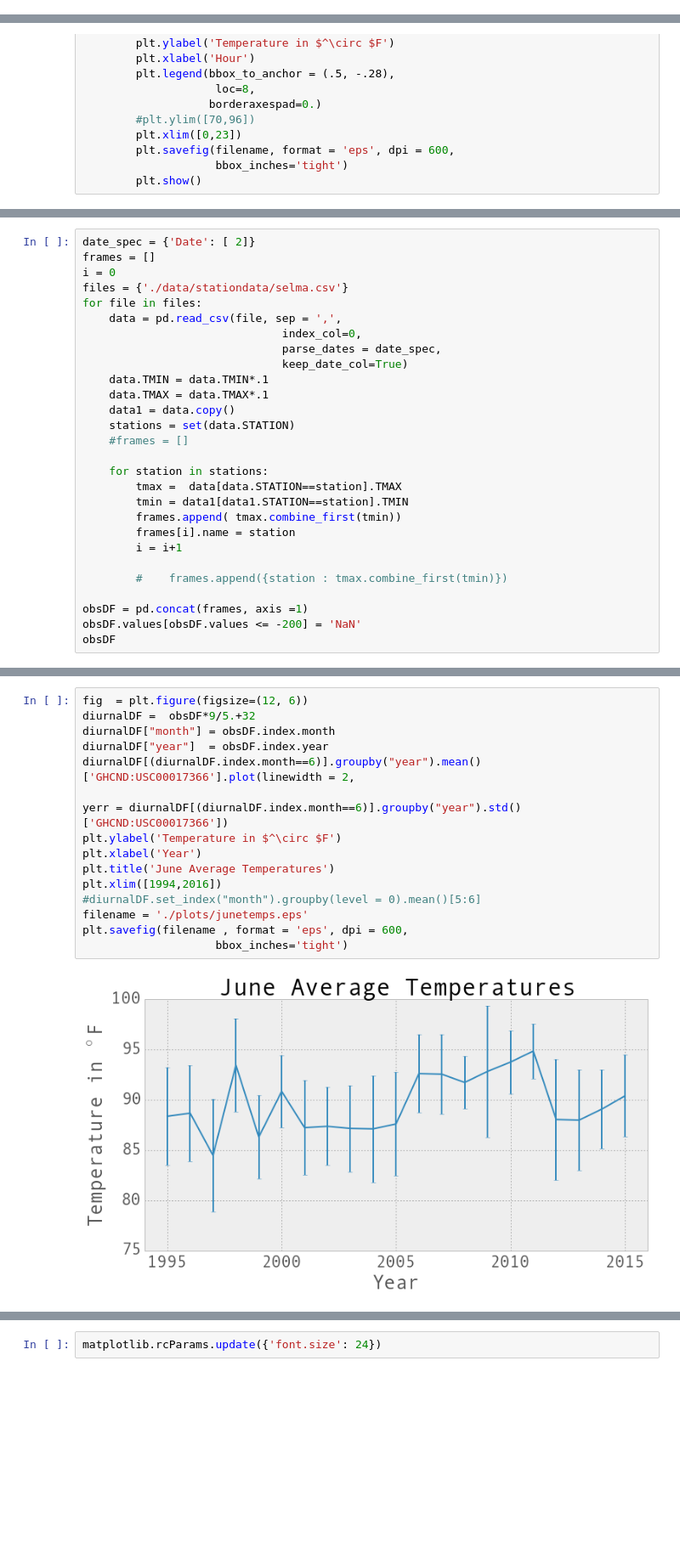
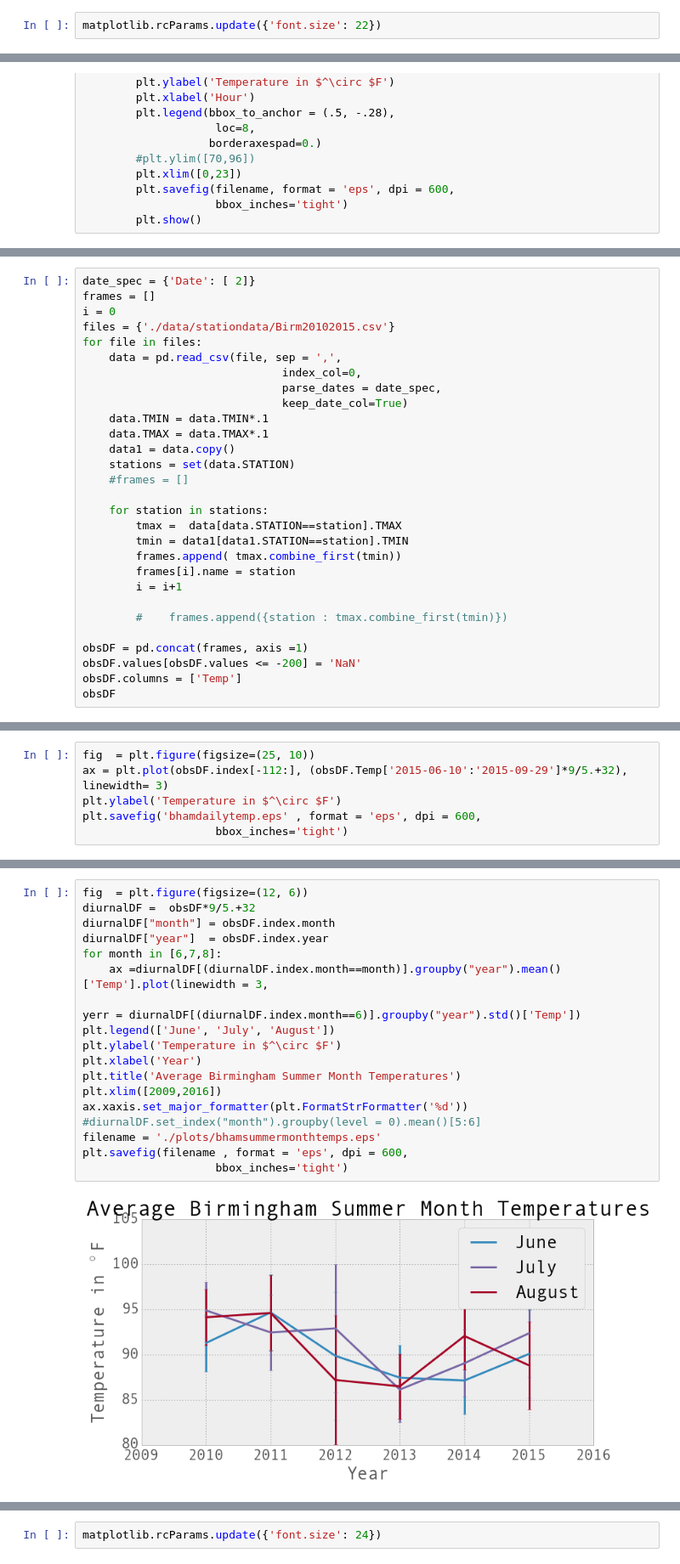
Before and after one commit to gottscott/cityheat, a Jupyter notebook: Bham/PresentationMaps.ipynb, the cells around one changed output, grey strips where cells are left out. Shown at 85% size. Drawn from its saved outputs; the diff is of its cells as text; blank space fills up the shorter version.

```diff
--- a/Bham/PresentationMaps.ipynb
+++ b/Bham/PresentationMaps.ipynb
@@ -21,6 +21,8 @@ import importibuttondata
 files = glob.glob('./data/olddata/*[tT].csv')
 meta0 = pd.DataFrame(pd.read_csv('./data/birminghammeta_cleaned.csv', sep = ','))
 tempDF, anomalyDF, meta = importibuttondata.importdata(files, meta0)
+# %%
+matplotlib.rcParams.update({'font.size': 22})
 # %%
 # Import data and libraries
 import numpy as np
@@ -304,7 +306,7 @@ diurnalplotsgeneral(diurnalDF,meta,  parks, filename)
 date_spec = {'Date': [ 2]}
 frames = []
 i = 0
-files = {'./data/stationdata/selma.csv'}
+files = {'./data/stationdata/Birm20102015.csv'}
 for file in files:
     data = pd.read_csv(file, sep = ',',
                               index_col=0,
@@ -327,5 +329,6 @@ for file in files:
 
 obsDF = pd.concat(frames, axis =1)
 obsDF.values[obsDF.values <= -200] = 'NaN'
+obsDF.columns = ['Temp']
 obsDF
 # %% [output]
@@ -350,0 +359,6 @@ obsDF
+# %%
+fig  = plt.figure(figsize=(25, 10))
+ax = plt.plot(obsDF.index[-112:], (obsDF.Temp['2015-06-10':'2015-09-29']*9/5.+32), linewidth= 3)
+plt.ylabel('Temperature in $^\circ $F')
+plt.savefig('bhamdailytemp.eps' , format = 'eps', dpi = 600,
+                    bbox_inches='tight')
@@ -359,17 +379,20 @@ plt.legend(bbox_to_anchor=(1.05, 1), loc=2, borderaxespad=0., ncol = 3)
 # %%
 fig  = plt.figure(figsize=(12, 6))
 diurnalDF =  obsDF*9/5.+32
 diurnalDF["month"] = obsDF.index.month
 diurnalDF["year"]  = obsDF.index.year
-diurnalDF[(diurnalDF.index.month==6)].groupby("year").mean()['GHCND:USC00017366'].plot(linewidth = 2,
-                                                                                       yerr = diurnalDF[(diurnalDF.index.month==6)].groupby("year").std()['GHCND:USC00017366'])
+for month in [6,7,8]:
+    ax =diurnalDF[(diurnalDF.index.month==month)].groupby("year").mean()['Temp'].plot(linewidth = 3,
+                                                                                       yerr = diurnalDF[(diurnalDF.index.month==6)].groupby("year").std()['Temp'])
+plt.legend(['June', 'July', 'August'])
 plt.ylabel('Temperature in $^\circ $F')
 plt.xlabel('Year')
-plt.title('June Average Temperatures')
-plt.xlim([1994,2016])
+plt.title('Average Birmingham Summer Month Temperatures')
+plt.xlim([2009,2016])
+ax.xaxis.set_major_formatter(plt.FormatStrFormatter('%d'))
 #diurnalDF.set_index("month").groupby(level = 0).mean()[5:6]
-filename = './plots/junetemps.eps'
+filename = './plots/bhamsummermonthtemps.eps'
 plt.savefig(filename , format = 'eps', dpi = 600,
                     bbox_inches='tight')
 # %% [output]
-[figure, old version]
+[figure, new version]
```
Also changed, not shown: parts of 7 cells of this notebook.
